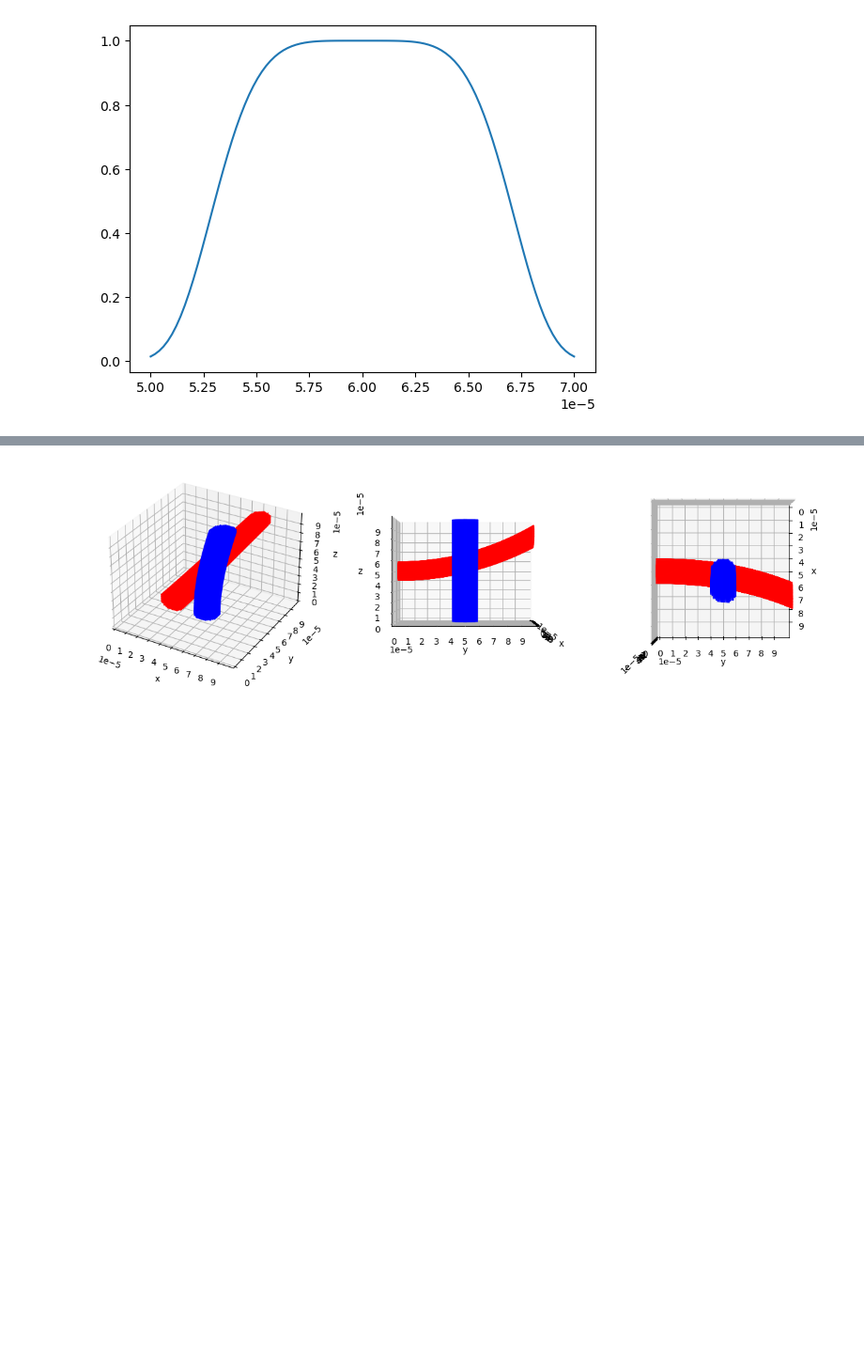
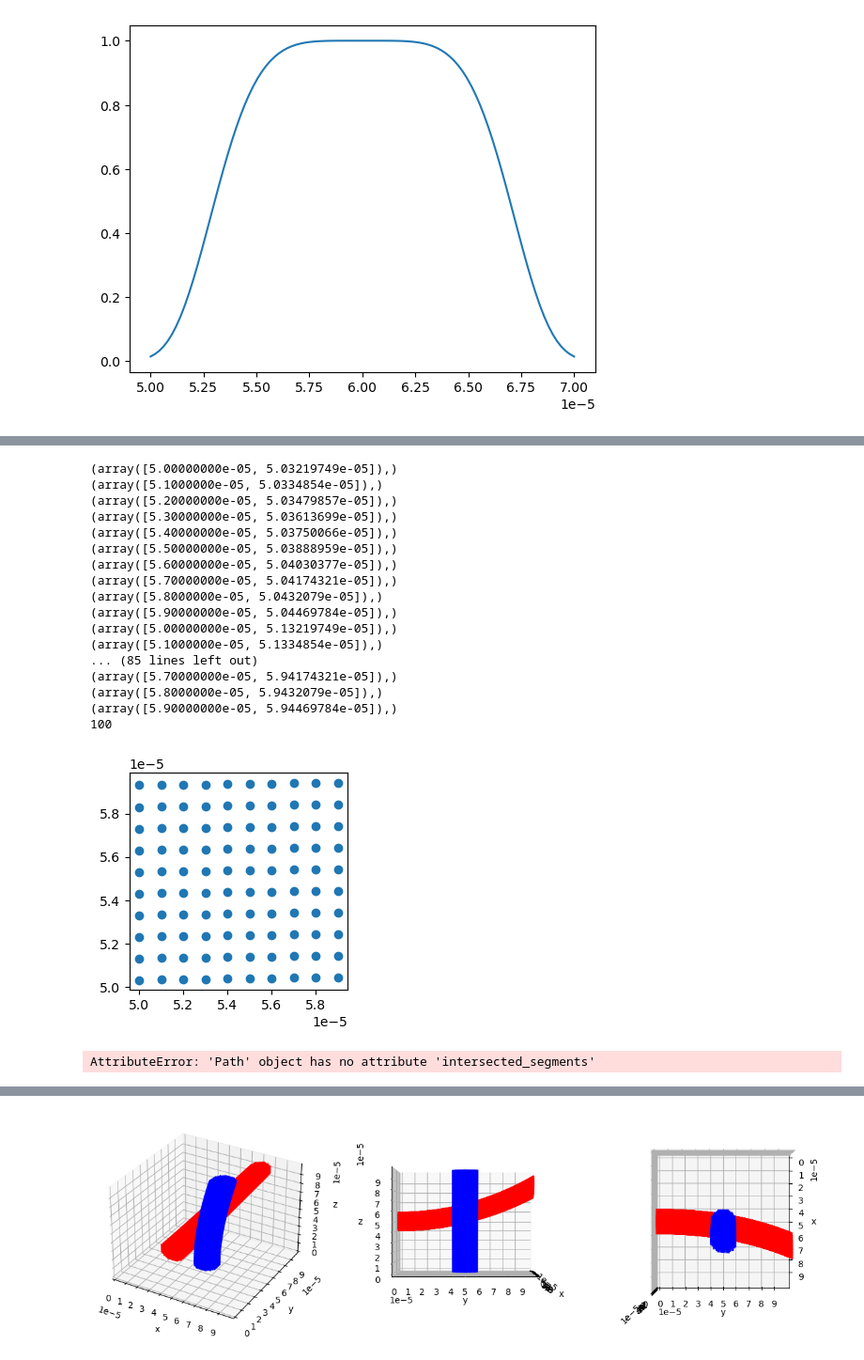
Before and after one commit to apoudel20/python-cbet, a Jupyter notebook: ray_march.ipynb, the cells around one changed output, grey strips where cells are left out. Shown at 94% size. Drawn from its saved outputs; the diff is of its cells as text; code cells hidden in the pictures; blank space fills up the shorter version.

```diff
--- a/ray_march.ipynb
+++ b/ray_march.ipynb
@@ -234,0 +302,78 @@ print(seed_ray_1.point_at_t(0))
+# %%
+# turning the above into a function to get the intersection of two bezier curves
+def get_bezier_curve_intersection(bezier_curve_1, bezier_curve_2):
+    difference = bezier_curve_1.polynomial_coefficients - bezier_curve_2.polynomial_coefficients
+    # roots of this polynomial are the t values where the two curves intersect
+    roots_x = np.roots(difference[:,0][::-1])
+    roots_y = np.roots(difference[:,1][::-1])
+    # filter out the roots that are not between 0 and 1
+    roots_x = roots_x[np.logical_and(roots_x >= 0, roots_x <= 1)]
+    roots_y = roots_y[np.logical_and(roots_y >= 0, roots_y <= 1)]
+    # get the points where the two curves intersect
+    intersection_points = bezier_curve_1.point_at_t(roots_x)
+    return intersection_points
+
+# get the intersection points of all the rays
+intersection_points = []
+for i in range(len(bezier_curves_seed)):
+    for j in range(len(bezier_curves_pump)):
+        point = get_bezier_curve_intersection(bezier_curves_seed[i][1], bezier_curves_pump[j][1])
+        print(point)
+        intersection_points.append(point)
+
+# plot the intersection points
+print(len(intersection_points))
+plt.figure(figsize=(3,3))
+plt.scatter(*np.array(intersection_points).T)
+plt.ticklabel_format(style='sci', scilimits=(0,0))
+# %% [output]
+(array([5.00000000e-05, 5.03219749e-05]),)
+(array([5.1000000e-05, 5.0334854e-05]),)
+(array([5.20000000e-05, 5.03479857e-05]),)
+(array([5.30000000e-05, 5.03613699e-05]),)
+(array([5.40000000e-05, 5.03750066e-05]),)
+(array([5.50000000e-05, 5.03888959e-05]),)
+(array([5.60000000e-05, 5.04030377e-05]),)
+(array([5.70000000e-05, 5.04174321e-05]),)
+(array([5.8000000e-05, 5.0432079e-05]),)
+(array([5.90000000e-05, 5.04469784e-05]),)
+(array([5.00000000e-05, 5.13219749e-05]),)
+(array([5.1000000e-05, 5.1334854e-05]),)
+... (85 lines left out)
+(array([5.70000000e-05, 5.94174321e-05]),)
+(array([5.8000000e-05, 5.9432079e-05]),)
+(array([5.90000000e-05, 5.94469784e-05]),)
+100
+[figure, added]
+# %%
+# get the points of grid crossings of the ray
+import matplotlib.path as mpath
+from matplotlib.path import Path
+
+# Create a Path object from the Bezier curve
+path = Path(seed_ray_1_bezier.control_points)
+
+# Find the intersections between the Bezier curve and the grid lines
+intersections_x = []
+intersections_y = []
+intersections = []
+for x in grid_x_crossings:
+    grid_line = Path([(x, 0), (x, 1)], closed=False)
+    if bezier_curve.intersects_path(grid_line):
+        intersections.extend(bezier_curve.intersected_segments(grid_line))
+
+# Plot the results
+fig, ax = plt.subplots()
+ax.plot(control_points[:, 0], control_points[:, 1], 'o-', label='Bezier Curve')
+for x, y0, y1 in intersections:
+    ax.plot([x], [y0], 'ro')
+    ax.plot([x], [y1], 'ro')
+ax.set_xlim(0, 1)
+ax.set_ylim(0, 1)
+ax.set_xlabel('X')
+ax.set_ylabel('Y')
+ax.set_title('Intersections with Vertical Grid Lines')
+ax.legend()
+plt.show()
+# %% [output]
+AttributeError: 'Path' object has no attribute 'intersected_segments'
```
Also changed, not shown: parts of 12 cells of this notebook.
